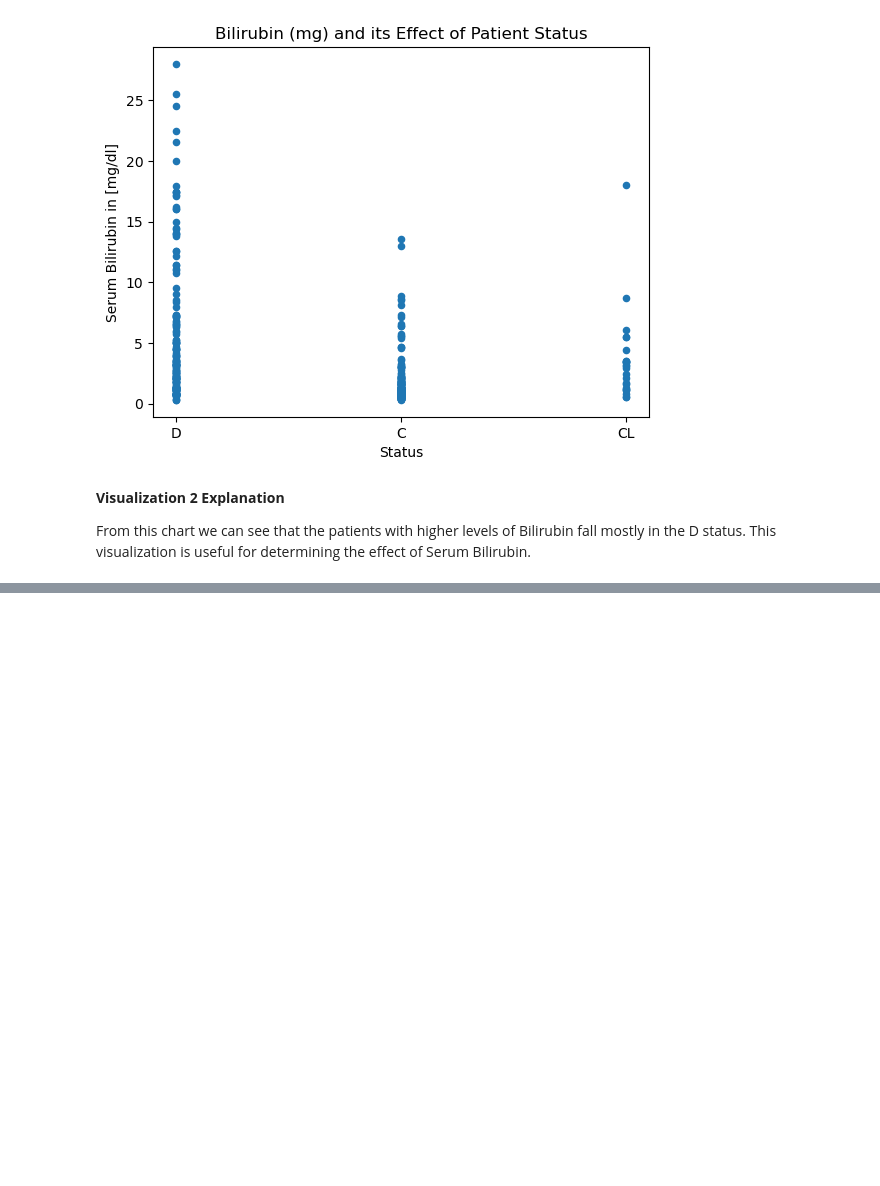
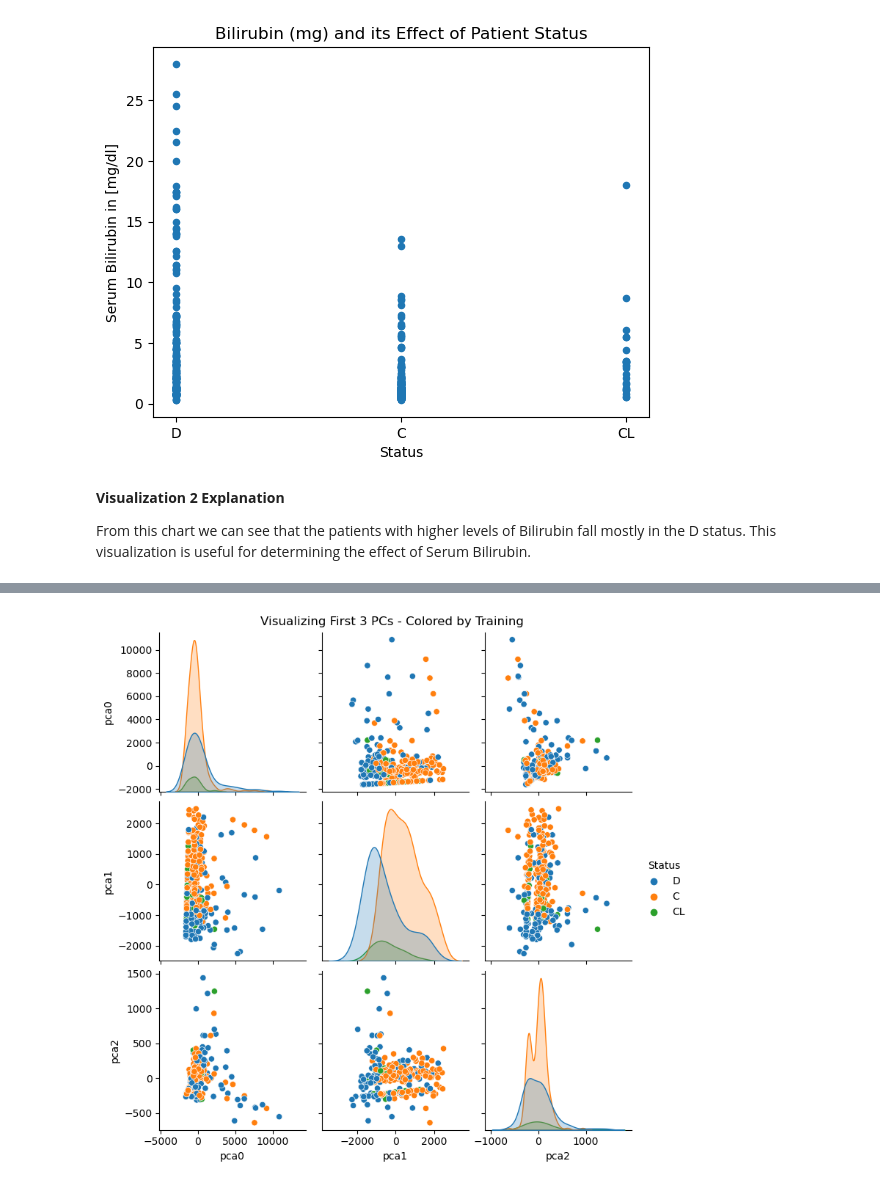
Before and after one commit to sof2401/Project-4, a Jupyter notebook: Project 4.ipynb, the cells around one changed output, grey strips where cells are left out. Cells and saved outputs as stored; diff of their text form; code cells hidden in the pictures; blank space fills up the shorter version.

```diff
--- a/Project 4.ipynb
+++ b/Project 4.ipynb
@@ -348,0 +353,8 @@ From this chart we can see that the patients with higher levels of Bilirubin fal
+# %%
+# Instantiate PCA X_train
+pca = PCA(n_components=3)
+pca.fit(X_train_processed)
+
+pca_train= pca.transform(X_train_processed)
+pca_test = pca.transform(X_test_processed)
+pca_train.head()
@@ -348,0 +368,8 @@ From this chart we can see that the patients with higher levels of Bilirubin fal
+# %%
+# Concatenate principal components with target
+plot_df_pca = pd.concat([pca_train, df[target]], axis=1)
+# Plot with color coding based on target
+g_pca = sns.pairplot(data=plot_df_pca,  vars= pca_train.columns, hue='Status')
+g_pca.fig.suptitle('Visualizing First 3 PCs - Colored by Training', y=1.01);
+# %% [output]
+[figure, added]
```
Also changed, not shown: parts of 6 cells of this notebook.
